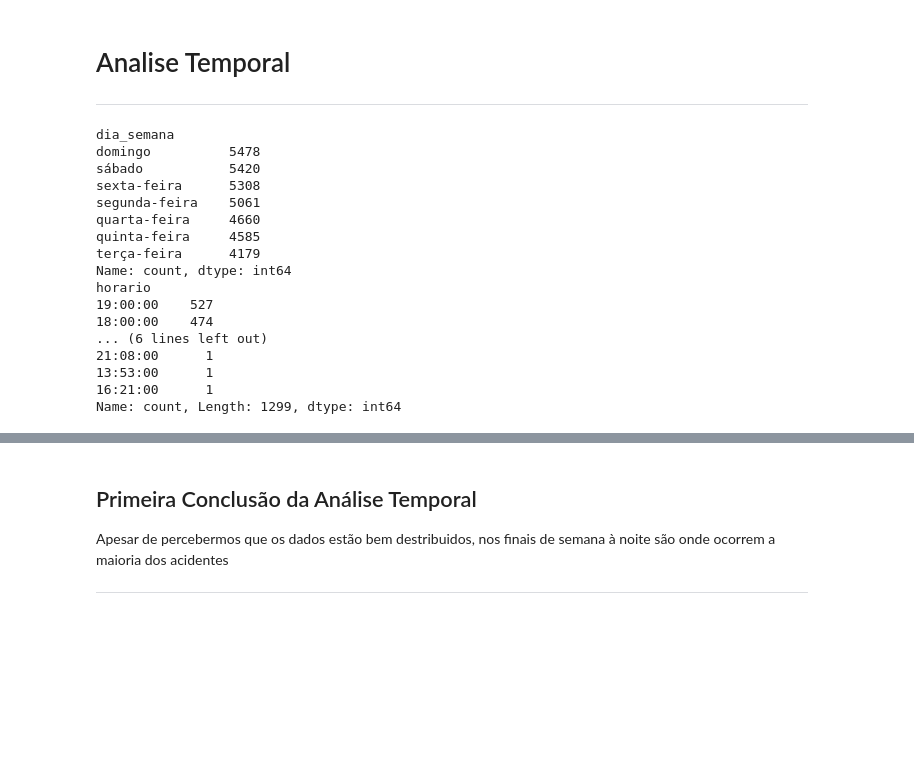
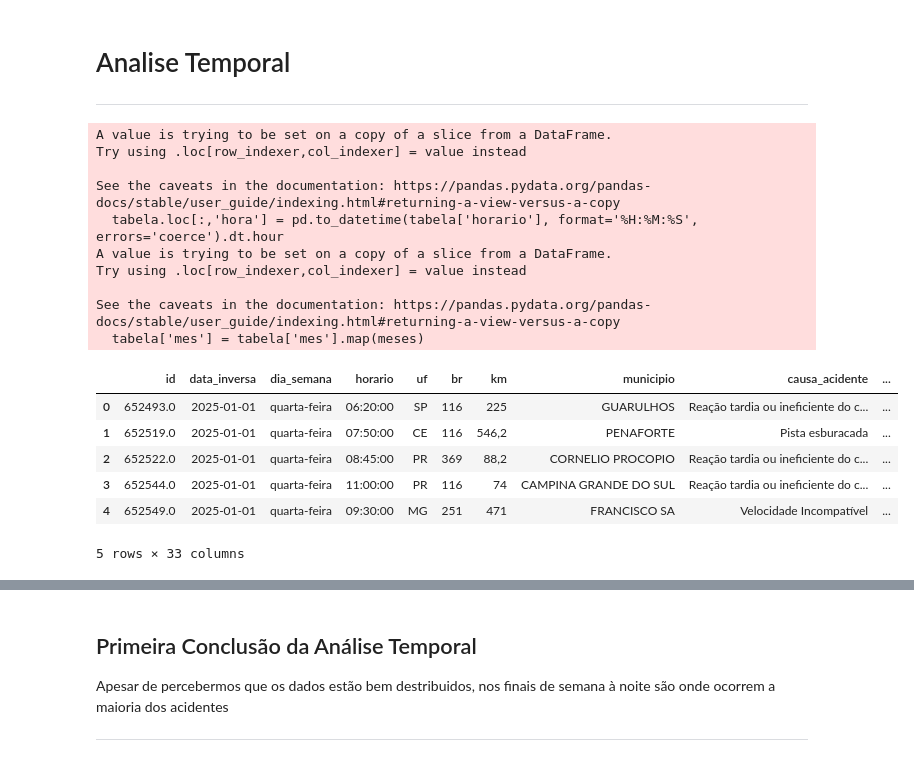
Before and after one commit to henriquesantos007/Trabalho-ICD-2025.1, a Jupyter notebook: projeto.ipynb, the cells around one changed output, grey strips where cells are left out. Saved outputs shown, nothing was run; the diff lists cells and outputs as text; code cells hidden in the pictures; blank space fills up the shorter version.

```diff
--- a/projeto.ipynb
+++ b/projeto.ipynb
@@ -91,26 +98,35 @@ Name: count, Length: 69, dtype: int64
 # Analise Temporal
 -----
 # %%
-principais_dias = tabela['dia_semana'].value_counts()
-principais_horas = tabela['horario'].value_counts()
+# Convertendo a data inversa pra datetime
+tabela2025.loc[:,'data_inversa'] = pd.to_datetime(tabela2025['data_inversa'],errors='coerce')
 
-print(principais_dias)
-print(principais_horas)
+meses = {1: 'Janeiro', 2: 'Fevereiro', 3: 'Março', 4: 'Abril', 5: 'Maio', 6: 'Junho',
+         7: 'Julho', 8: 'Agosto', 9: 'Setembro', 10: 'Outubro', 11: 'Novembro', 12: 'Dezembro'}
+
+# Criando colunas derivadas
+tabela2025.loc[:,'ano'] = tabela2025['data_inversa'].dt.year
+tabela2025.loc[:,'mes'] = tabela2025['data_inversa'].dt.month
+tabela2025.loc[:,'hora'] = pd.to_datetime(tabela2025['horario'], format='%H:%M:%S', errors='coerce').dt.hour
+
+tabela2025['mes'] = tabela2025['mes'].map(meses)
+
+display(tabela2025.head())
 # %% [output]
-dia_semana
-domingo          5478
-sábado           5420
-sexta-feira      5308
-segunda-feira    5061
-quarta-feira     4660
-quinta-feira     4585
-terça-feira      4179
-Name: count, dtype: int64
-horario
-19:00:00    527
-18:00:00    474
-... (6 lines left out)
-21:08:00      1
-13:53:00      1
-16:21:00      1
-Name: count, Length: 1299, dtype: int64
+A value is trying to be set on a copy of a slice from a DataFrame.
+Try using .loc[row_indexer,col_indexer] = value instead
+
+See the caveats in the documentation: https://pandas.pydata.org/pandas-docs/stable/user_guide/indexing.html#returning-a-view-versus-a-copy
+  tabela.loc[:,'hora'] = pd.to_datetime(tabela['horario'], format='%H:%M:%S', errors='coerce').dt.hour
+A value is trying to be set on a copy of a slice from a DataFrame.
+Try using .loc[row_indexer,col_indexer] = value instead
+
+See the caveats in the documentation: https://pandas.pydata.org/pandas-docs/stable/user_guide/indexing.html#returning-a-view-versus-a-copy
+  tabela['mes'] = tabela['mes'].map(meses)
+|  | id | data_inversa | dia_semana | horario | uf | br | km | municipio | causa_acidente | ... |
+| 0 | 652493.0 | 2025-01-01 | quarta-feira | 06:20:00 | SP | 116 | 225 | GUARULHOS | Reação tardia ou ineficiente do c... | ... |
+| 1 | 652519.0 | 2025-01-01 | quarta-feira | 07:50:00 | CE | 116 | 546,2 | PENAFORTE | Pista esburacada | ... |
+| 2 | 652522.0 | 2025-01-01 | quarta-feira | 08:45:00 | PR | 369 | 88,2 | CORNELIO PROCOPIO | Reação tardia ou ineficiente do c... | ... |
+| 3 | 652544.0 | 2025-01-01 | quarta-feira | 11:00:00 | PR | 116 | 74 | CAMPINA GRANDE DO SUL | Reação tardia ou ineficiente do c... | ... |
+| 4 | 652549.0 | 2025-01-01 | quarta-feira | 09:30:00 | MG | 251 | 471 | FRANCISCO SA | Velocidade Incompatível | ... |
+5 rows × 33 columns
```
Also changed, not shown: parts of 13 cells of this notebook, 5 other files.
